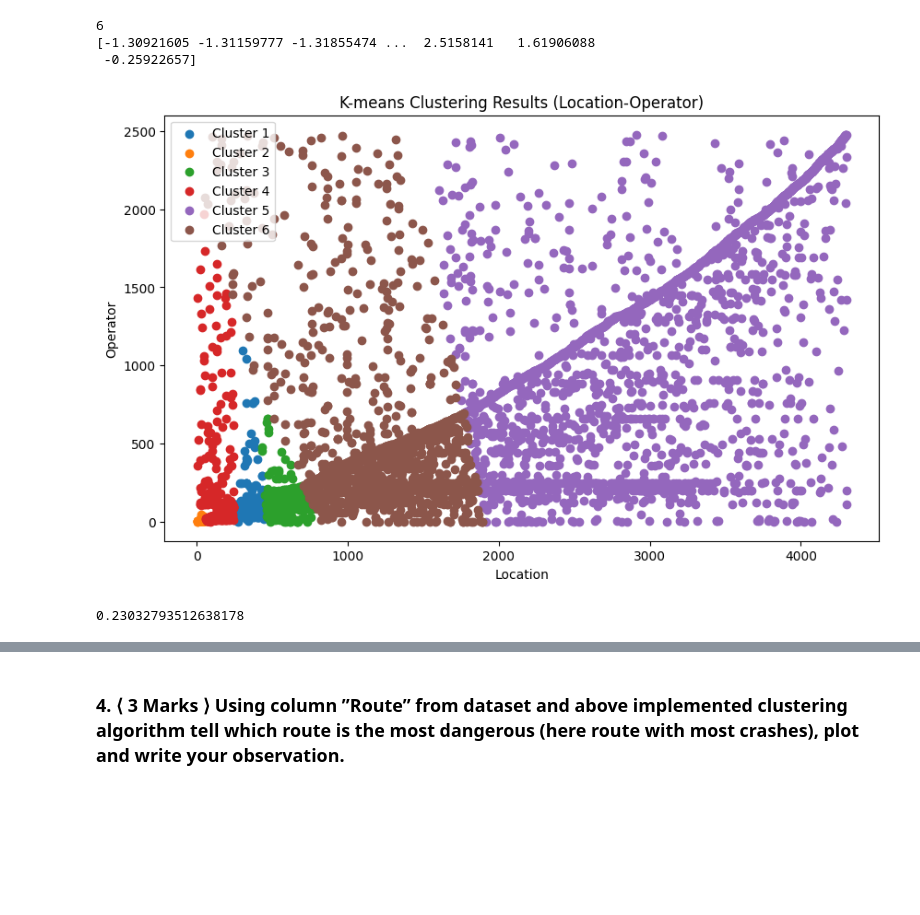
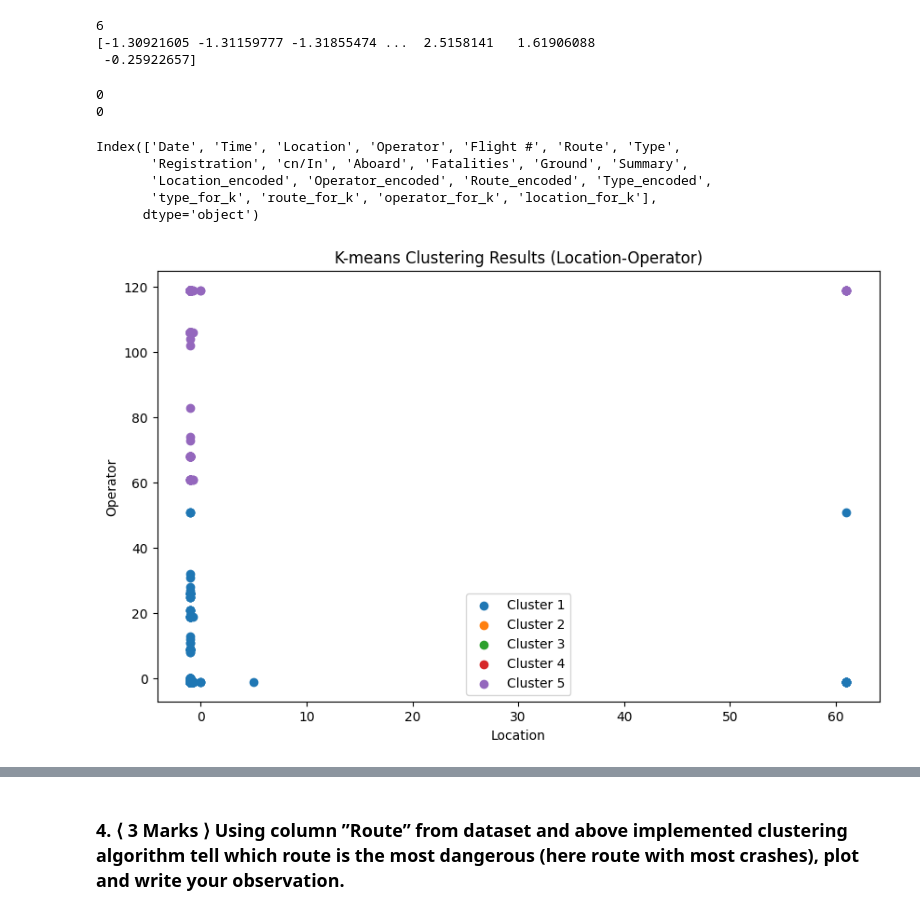
Before and after one commit to bhavyanarnoli/MachineLearning-CSE543, a Jupyter notebook: Assignment2/Unsupervised.ipynb, the cells around one changed output, grey strips where cells are left out. Cells and saved outputs as stored; diff of their text form; code cells hidden in the pictures; blank space fills up the shorter version.

```diff
--- a/Assignment2/Unsupervised.ipynb
+++ b/Assignment2/Unsupervised.ipynb
@@ -781,15 +762,5 @@ print(word_counts)
 # %%
 def assign_values_to_dictionary_words(word_counts):
-    """
-    Assigns values to each dictionary word except for those that just appear once.
-
-    Args:
-        word_counts: A dictionary of word counts.
-
-    Returns:
-        A dictionary of word values.
-    """
-
     word_values = {}
     last_value = 1
     last2_val = 0
@@ -832,0 +883,7 @@ Name: type_for_k, Length: 5268, dtype: float64
+# %%
+# Assign corresponding values of the first word from word_values to data['type_for_k']
+data['route_for_k'] = data['Route'].apply(lambda x: word_values_route.get(x.split()[0], -1) if isinstance(x, str) else np.nan )
+print(data['route_for_k'])
+data['route_for_k'].fillna(data['route_for_k'].mean(), inplace=True)
+
+num_clusters = data['route_for_k'].unique()
@@ -832,0 +918,7 @@ Name: type_for_k, Length: 5268, dtype: float64
+# %%
+# Assign corresponding values of the first word from word_values to data['type_for_k']
+data['operator_for_k'] = data['Operator'].apply(lambda x: word_values_operator.get(x.split()[0], -1) if isinstance(x, str) else np.nan )
+print(data['operator_for_k'])
+data['operator_for_k'].fillna(data['operator_for_k'].mean(), inplace=True)
+
+num_clusters = data['operator_for_k'].unique()
@@ -903,3 +944,10 @@ def k_means(data, num_clusters, max_iters=100):
+# %%
+# Assuming 'data' is your DataFrame
+data['location_for_k'] = data['Location'].apply(lambda x: word_values_operator.get(x.split()[0], -1) if isinstance(x, str) else np.nan )
+
+data['location_for_k'].fillna(data['location_for_k'].mean(), inplace=True)
+
+Operator_data = data['location_for_k'].to_numpy()  # Convert to NumPy array
 # %% [markdown]
 ##### Highest Score for K = 6
 # %%
@@ -970,3 +1009,10 @@ def calculate_silhouette_score_two(data, cluster_assignments):
+# %%
+missing_values_X = data['location_for_k'].isnull().sum()
+print(missing_values_X)
+print( data['operator_for_k'].isnull().sum())
+# %% [output]
+0
+0
 # %%
 import numpy as np
 import pandas as pd
@@ -974,12 +1020,15 @@ import matplotlib.pyplot as plt
 
 # Load your data into a DataFrame (replace 'data' with your dataset)
 # Make sure to have 'Location' and 'Operator' as columns in your DataFrame
+# Check the column names in your DataFrame
+print(data.columns)
 
 # Extract the 'Location' and 'Operator' columns
-Location_Operator_data = data[['Location', 'Operator']]
+Location_Operator_data = data[['location_for_k', 'operator_for_k']]
+missing_values_X = data['location_for_k'].isnull().sum()
 
 # Determine the number of clusters (K)
-K = 6
+K = len(np.unique(data['location_for_k']))
 
 # Maximum number of iterations
 max_iterations = 1000
@@ -992,36 +1041,37 @@ centroids = Location_Operator_data.iloc[sample_indices]
 # Initialize an array to store cluster assignments for each data point
 cluster_assignments = np.zeros(len(Location_Operator_data))
 
 # Iterate until convergence or max iterations
 for iteration in range(max_iterations):
     # Calculate distances to centroids
     distances = np.linalg.norm(Location_Operator_data.values[:, np.newaxis] - centroids.values, axis=2)
 
     # Assign each data point to the nearest centroid
     cluster_assignments = np.argmin(distances, axis=1)
 
 # Add cluster assignments to the original DataFrame
 data['Cluster_Location_Operator'] = cluster_assignments
 
 # Calculate the total Operator for each cluster
 cluster_Operator = data.groupby('Cluster_Location_Operator')['Operator'].sum()
 # Print the most dangerous Location(s) and total Operato
 # Create a smaller figure
 plt.figure(figsize=(10, 6))
 
 # Plot the results for the sampled data
 for k in range(K):
     cluster_data = Location_Operator_data[data['Cluster_Location_Operator'] == k]
-    plt.scatter(cluster_data['Location'], cluster_data['Operator'], label=f'Cluster {k + 1}')
+    plt.scatter(cluster_data['location_for_k'], cluster_data['operator_for_k'], label=f'Cluster {k + 1}')
 
 plt.xlabel('Location')
 plt.ylabel('Operator')
 plt.title('K-means Clustering Results (Location-Operator)')
 plt.legend()
 plt.show()
 # %% [output]
+Index(['Date', 'Time', 'Location', 'Operator', 'Flight #', 'Route', 'Type',
+       'Registration', 'cn/In', 'Aboard', 'Fatalities', 'Ground', 'Summary',
+       'Location_encoded', 'Operator_encoded', 'Route_encoded', 'Type_encoded',
+       'type_for_k', 'route_for_k', 'operator_for_k', 'location_for_k'],
+      dtype='object')
-[figure, old version]
+[figure, new version]
-# %%
-print(calculate_silhouette_score_two(Location_Operator_data.values, cluster_assignments))
-# %% [output]
-0.23032793512638178
```
Also changed, not shown: parts of 40 cells of this notebook, 3 other files.
